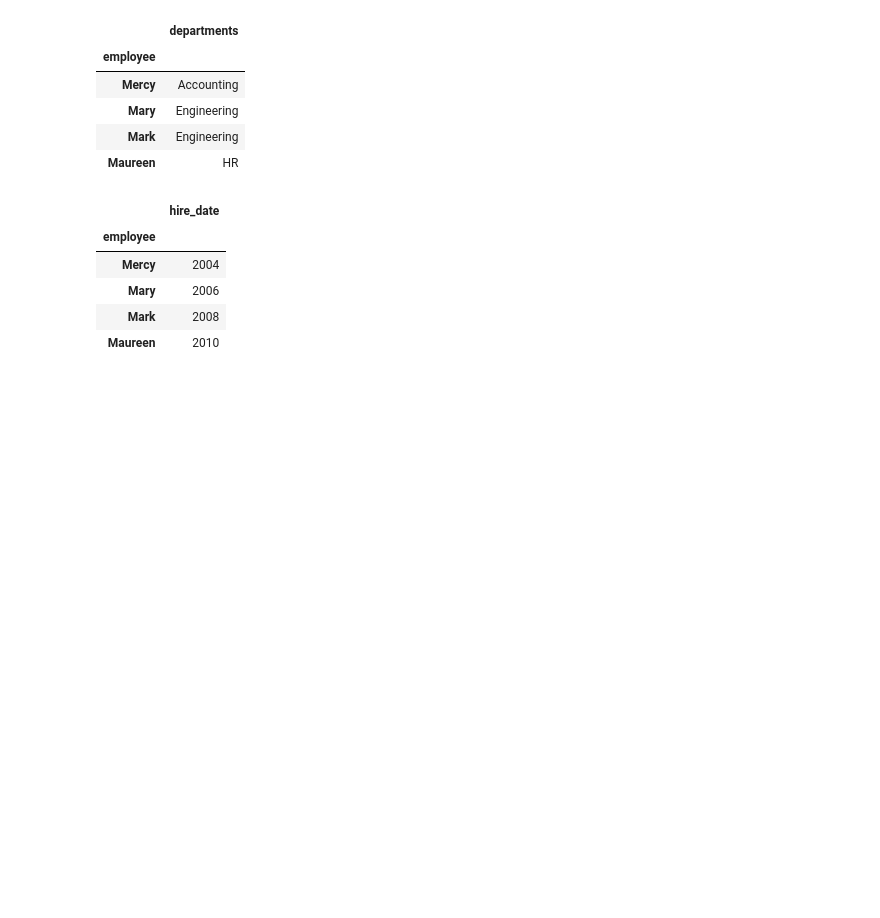
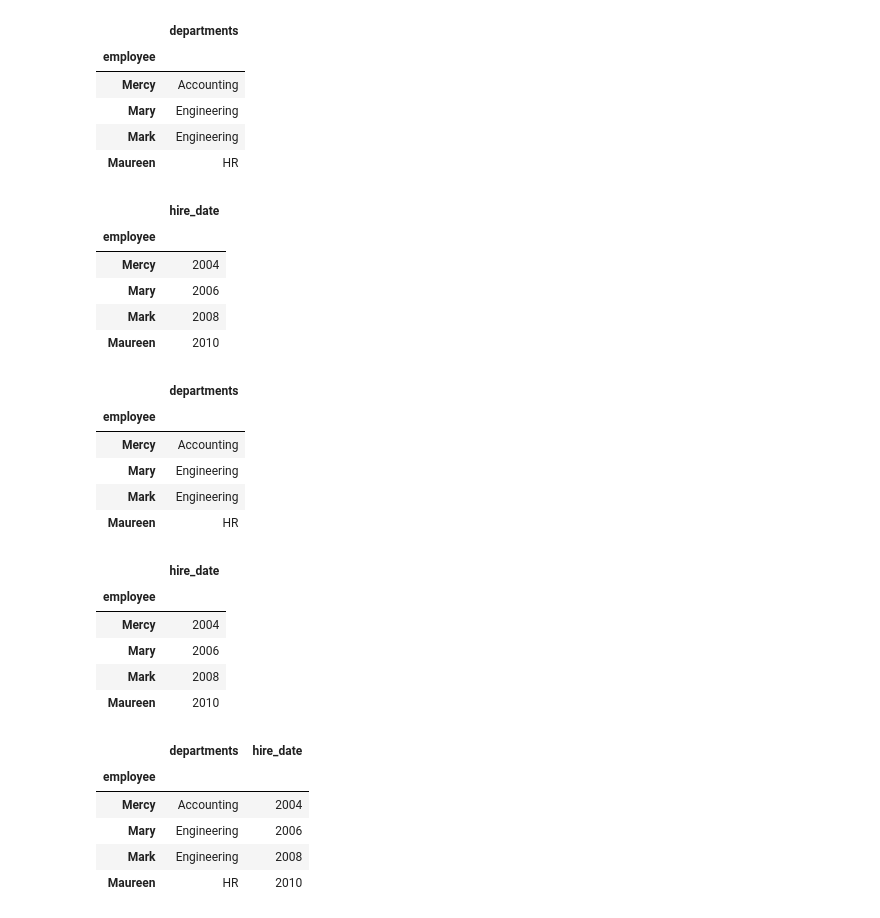
Before and after one commit to WillardDev/Python_Data_Analysis, a Jupyter notebook: Merge_and_Join.ipynb, the cells around one changed output. Saved outputs shown, nothing was run; the diff lists cells and outputs as text; code cells hidden in the pictures; blank space fills up the shorter version.

Commit message:
Add execution counts and outputs for merged dataframes in Merge and Join notebook

```diff
--- a/Merge_and_Join.ipynb
+++ b/Merge_and_Join.ipynb
@@ -197,3 +197,24 @@ display(df1a, df2a)
 | Mary | 2006 |
 | Mark | 2008 |
 | Maureen | 2010 |
+# %%
+display(df1a, df2a, pd.merge(df1a, df2a, left_index=True, right_index=True))
+# %% [output]
+|  | departments |
+| employee |  |
+| Mercy | Accounting |
+| Mary | Engineering |
+| Mark | Engineering |
+| Maureen | HR |
+|  | hire_date |
+| employee |  |
+| Mercy | 2004 |
+| Mary | 2006 |
+| Mark | 2008 |
+| Maureen | 2010 |
+|  | departments | hire_date |
+| employee |  |  |
+| Mercy | Accounting | 2004 |
+| Mary | Engineering | 2006 |
+| Mark | Engineering | 2008 |
+| Maureen | HR | 2010 |
```
